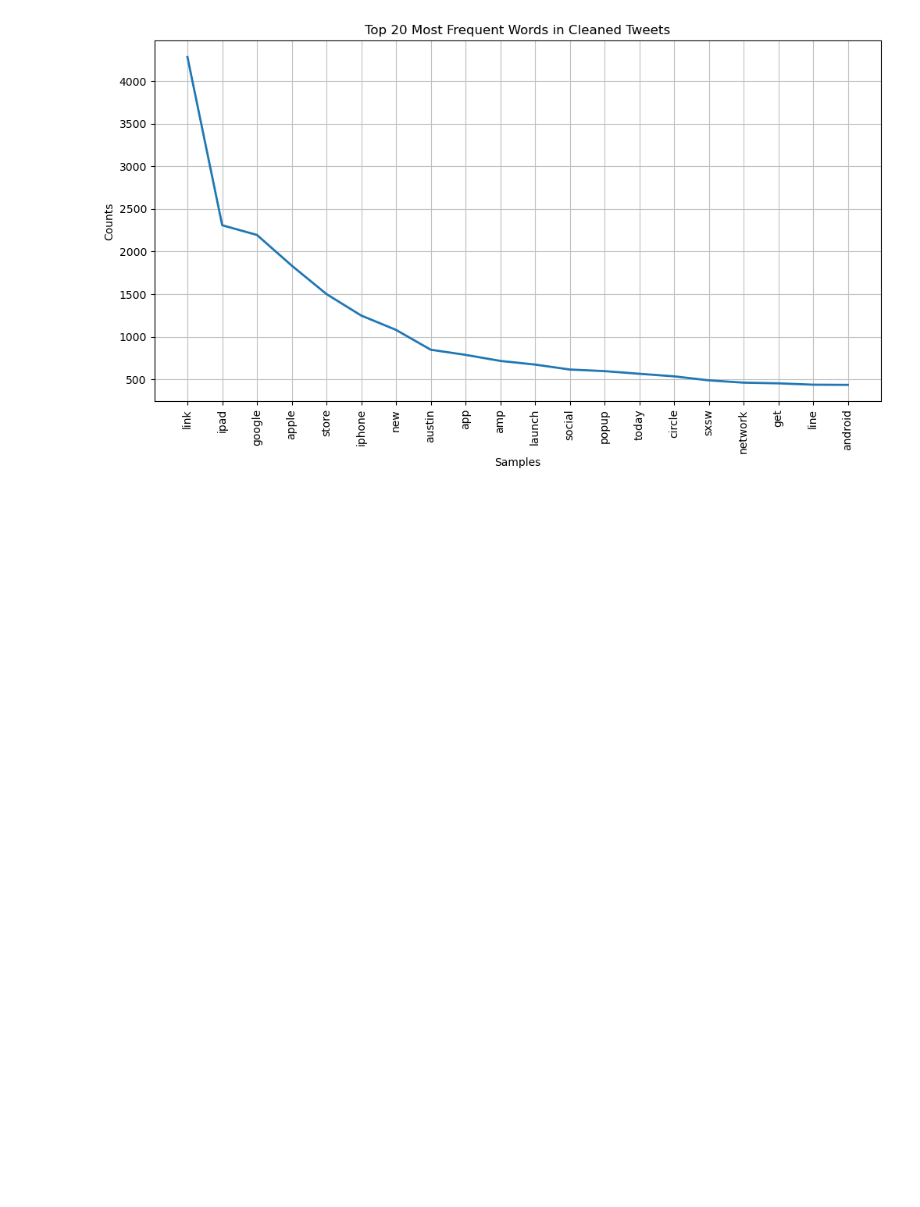
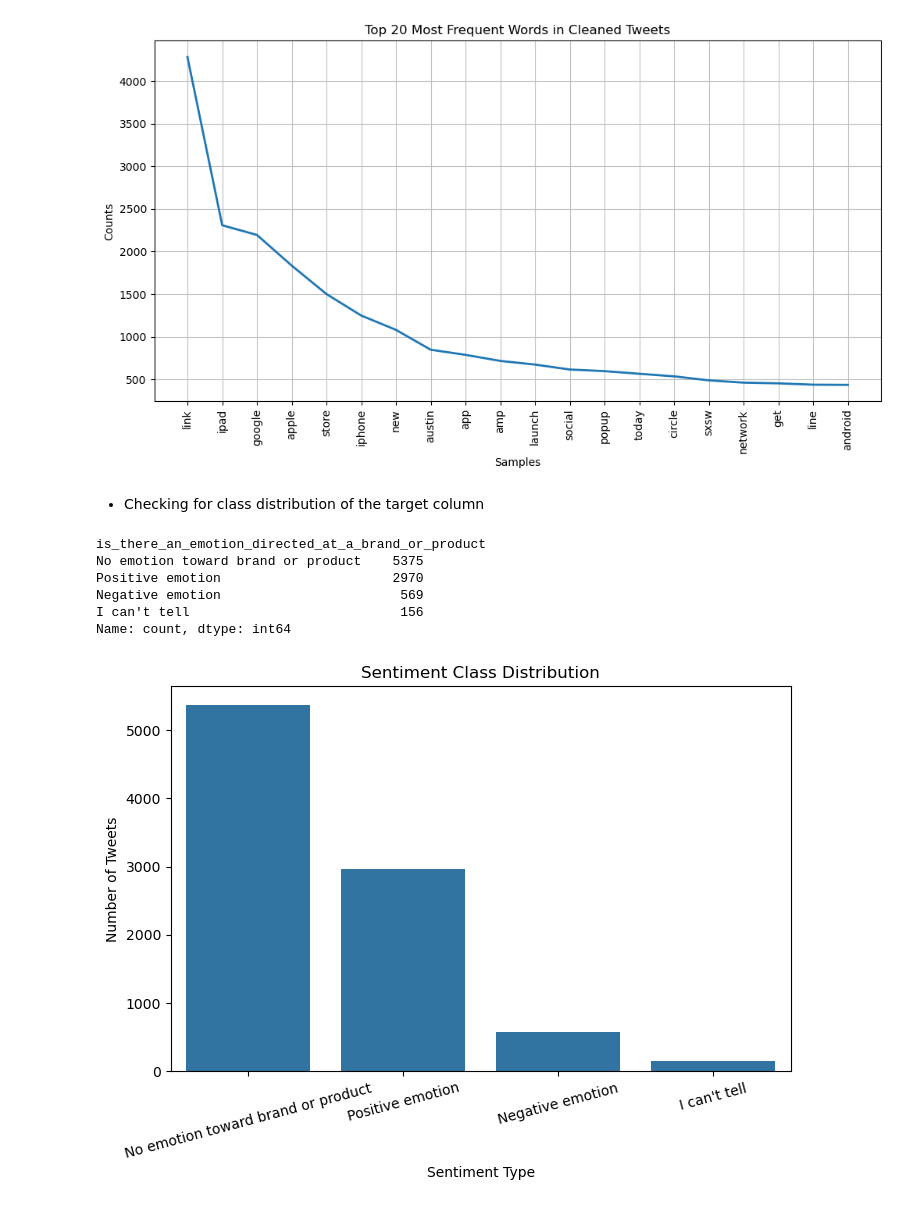
Before and after one commit to EAlmadi/Phase4_project, a Jupyter notebook: Untitled1.ipynb, the cells around one changed output. Saved outputs shown, nothing was run; the diff lists cells and outputs as text; code cells hidden in the pictures; blank space fills up the shorter version.

```diff
--- a/Untitled1.ipynb
+++ b/Untitled1.ipynb
@@ -165,5 +165,5 @@ def preprocess_text(text):
 
     return text
 # %%
-# apply the cleaned preprocesssed function to new column "clean_tweet""
-df["clean_tweet"] = df["tweet_text"].apply(preprocess_text)
+# apply the cleaned preprocesssed function to new column "cleaned_tweet""
+df["cleaned_tweet"] = df["tweet_text"].apply(preprocess_text)
@@ -186,3 +200,35 @@ fdist_clean.plot(20, title="Top 20 Most Frequent Words in Cleaned Tweets")
 plt.show()
 # %% [output]
 [figure]
+# %% [markdown]
+* Checking for class distribution of the target column
+# %%
+import seaborn as sns
+
+# Count how many tweets belong to each sentiment type
+sentiment_counts = df['is_there_an_emotion_directed_at_a_brand_or_product'].value_counts()
+
+# Print the counts
+print(sentiment_counts)
+
+# Create a simple bar chart
+plt.figure(figsize=(8,5))
+sns.barplot(x=sentiment_counts.index, y=sentiment_counts.values)
+
+# Add a title and labels
+plt.title("Sentiment Class Distribution")
+plt.xlabel("Sentiment Type")
+plt.ylabel("Number of Tweets")
+
+# Rotate x-axis labels for better visibility
+plt.xticks(rotation=15)
+
+plt.show()
+# %% [output]
+is_there_an_emotion_directed_at_a_brand_or_product
+No emotion toward brand or product    5375
+Positive emotion                      2970
+Negative emotion                       569
+I can't tell                           156
+Name: count, dtype: int64
+[figure, added]
```
Also changed, not shown: parts of 12 cells of this notebook.
